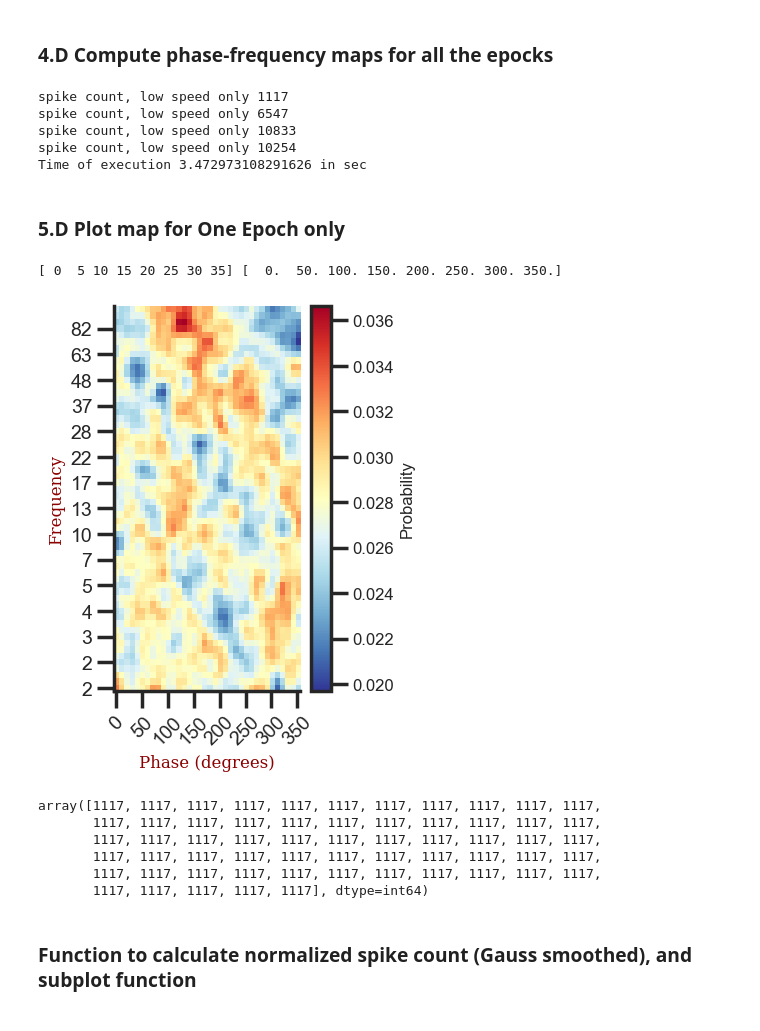
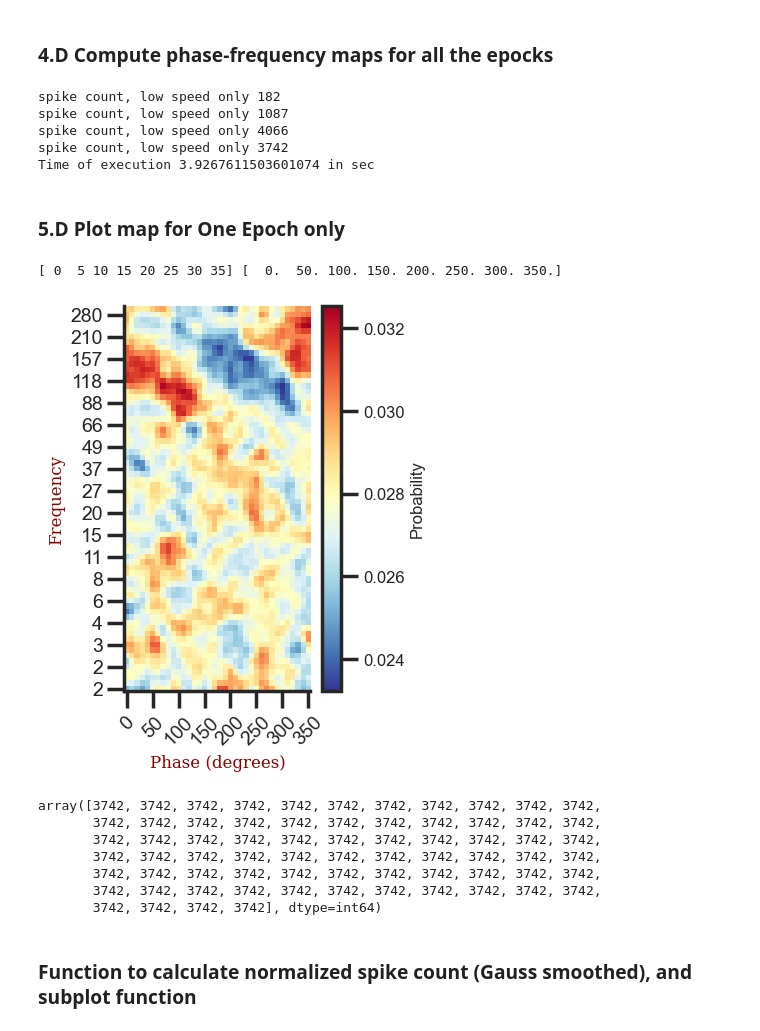
Before and after one commit to gdelfe/Ketamine_effects_on_the_brain, a Jupyter notebook: python/Place_cells_spike_analysis.ipynb, the cells around one changed output. Cells and saved outputs as stored; diff of their text form; code cells hidden in the pictures.

```diff
--- a/python/Place_cells_spike_analysis.ipynb
+++ b/python/Place_cells_spike_analysis.ipynb
@@ -73,7 +73,7 @@ with open(ts_ephys_PATH,'rb') as file:
 # %%
 start_time = time.time()
 # load HPC file names and store them in rec spikes at 250 Hz
-path_spike = Path(r'Z:\NeuroPix\spk_ketamine\HPC\\')
+path_spike = Path(r'Z:\\NeuroPix\spk_ketamine\HPC\\')
 rec_name = 'spk_250Hz_' + str(sess) + '.file'
 spk_file_name = os.path.join(path_spike , rec_name)
 
@@ -850,6 +851,6 @@ mask_B_CA1.shape, lfp_B_CA1.shape
 # %% [markdown]
 ### 2.C Compute instantaneous phase for LFP chaneels in CA1, minute by minute
 # %%
-freq = np.logspace(0.32, 2.48, num=70, endpoint=True)
+freq = np.logspace(0.32, 2, num=60, endpoint=True)
 freq
 # %% [output]
@@ -1048,7 +1046,7 @@ map_so, print('\n'), map_sp
 # %% [markdown]
 ### ** 2.D Change ID cell and ID Lfp
 # %%
-idx = 0 # index for cell and LFP
+idx = 1 # index for cell and LFP
 
 cell = map_stratum['cell_id'][idx] # cell number for spiking
 ch = map_stratum['lfp_remap'][idx] # cell number for spiking # lfp channel associated to the cell
@@ -1150,19 +1148,19 @@ norm = np.max([np.sum(hist_arr_B, axis=1)[0], np.sum(hist_arr_L, axis=1)[0], np.
 time_taken = time.time() - start_time
 print(f"Time of execution {time_taken} in sec")
 # %% [output]
-spike count, low speed only 1117
-spike count, low speed only 6547
-spike count, low speed only 10833
-spike count, low speed only 10254
-Time of execution 3.472973108291626 in sec
+spike count, low speed only 182
+spike count, low speed only 1087
+spike count, low speed only 4066
+spike count, low speed only 3742
+Time of execution 3.9267611503601074 in sec
 # %% [markdown]
 ### 5.D Plot map for One Epoch only
 # %%
 step = 5 # distance between phase values on x axis
 step_f = 4 # distance between frequency values on y axis
 
-hist_arr = hist_arr_B
-bin_edges = bin_edges_B
+hist_arr = hist_arr_H
+bin_edges = bin_edges_H
 
 row_totals = np.sum(hist_arr, axis=1)
 
@@ -1171,40 +1169,41 @@ pdf_sm = gaussian_filter(np.nan_to_num(pdf), sigma=0.9)
 
 # Plotting the heatmap
 plt.figure(figsize=(3,5))
 plt.imshow(pdf_sm, cmap='RdYlBu_r', interpolation='nearest', origin='lower',aspect='auto')
 
 bin_values = bin_edges[:-1]
 bins = bin_values[::step]
 xticks = np.arange(0,bin_edges[:-1].size,step)
 print(xticks,bins)
 
 plt.xticks(ticks=xticks, labels=['{:d}'.format(int(b)) for b in bins ],rotation=45, fontsize=14)
 plt.yticks(ticks=np.arange(0, len(freq),step_f), labels=['{:d}'.format(int(f)) for f in freq[::step_f]],fontsize=14)
 cbar = plt.colorbar(label='Spike count')
 cbar.set_label('Probability', fontsize=12)  # Set a smaller font size for the label
 
 cbar.ax.tick_params(labelsize=12)
 
 # Adding axis labels with a custom font
 font = {'family': 'serif',
         'color':  'darkred',
         'weight': 'normal',
         'size': 12,
        }
 plt.xlabel('Phase (degrees)', fontdict=font)
 plt.ylabel('Frequency', fontdict=font)
 
 plt.show()
 row_totals
 # %% [output]
 [ 0  5 10 15 20 25 30 35] [  0.  50. 100. 150. 200. 250. 300. 350.]
-[figure, old version]
+[figure, new version]
-array([1117, 1117, 1117, 1117, 1117, 1117, 1117, 1117, 1117, 1117, 1117,
-       1117, 1117, 1117, 1117, 1117, 1117, 1117, 1117, 1117, 1117, 1117,
-       1117, 1117, 1117, 1117, 1117, 1117, 1117, 1117, 1117, 1117, 1117,
-       1117, 1117, 1117, 1117, 1117, 1117, 1117, 1117, 1117, 1117, 1117,
-       1117, 1117, 1117, 1117, 1117, 1117, 1117, 1117, 1117, 1117, 1117,
-       1117, 1117, 1117, 1117, 1117], dtype=int64)
+array([3742, 3742, 3742, 3742, 3742, 3742, 3742, 3742, 3742, 3742, 3742,
+       3742, 3742, 3742, 3742, 3742, 3742, 3742, 3742, 3742, 3742, 3742,
+       3742, 3742, 3742, 3742, 3742, 3742, 3742, 3742, 3742, 3742, 3742,
+       3742, 3742, 3742, 3742, 3742, 3742, 3742, 3742, 3742, 3742, 3742,
+       3742, 3742, 3742, 3742, 3742, 3742, 3742, 3742, 3742, 3742, 3742,
+       3742, 3742, 3742, 3742, 3742, 3742, 3742, 3742, 3742, 3742, 3742,
+       3742, 3742, 3742, 3742], dtype=int64)
 # %% [markdown]
 ### Function to calculate normalized spike count (Gauss smoothed), and subplot function
 # %%
```
Also changed, not shown: parts of 11 cells of this notebook, 10 other files.
